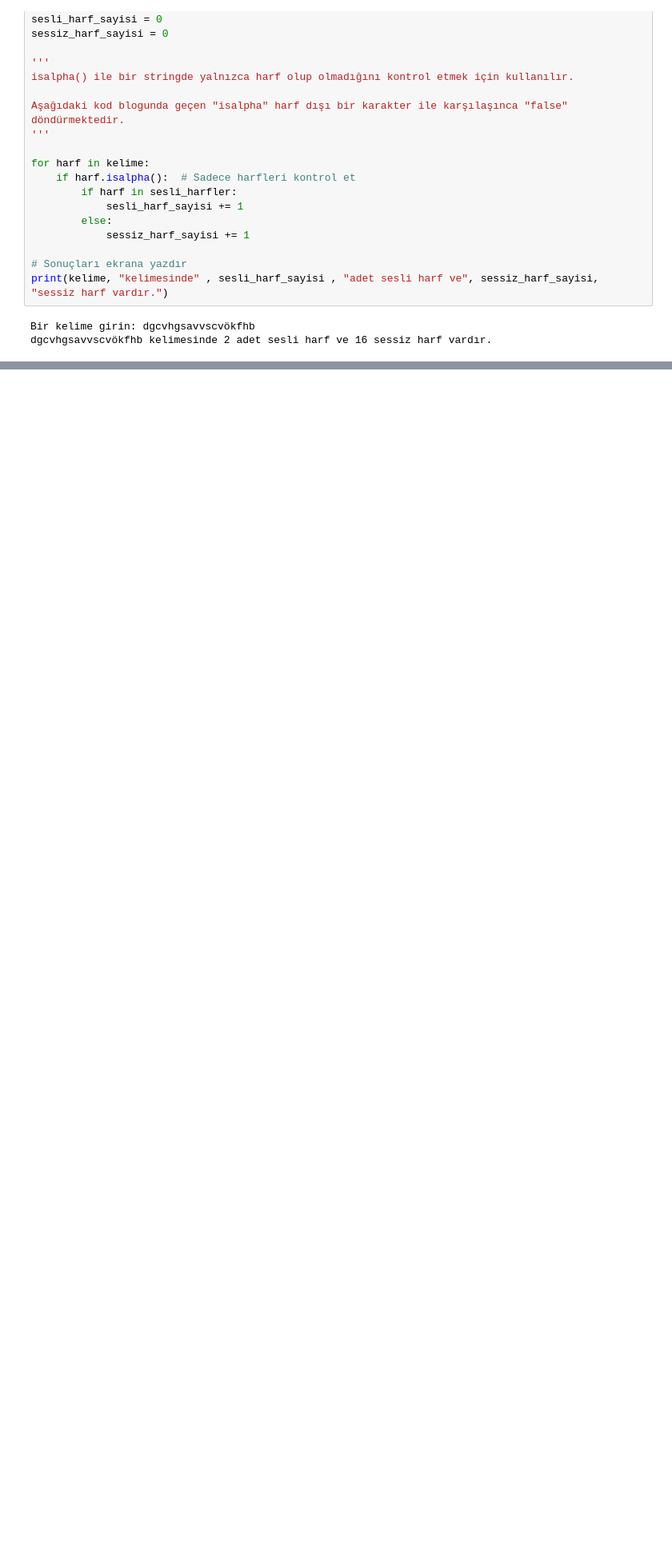
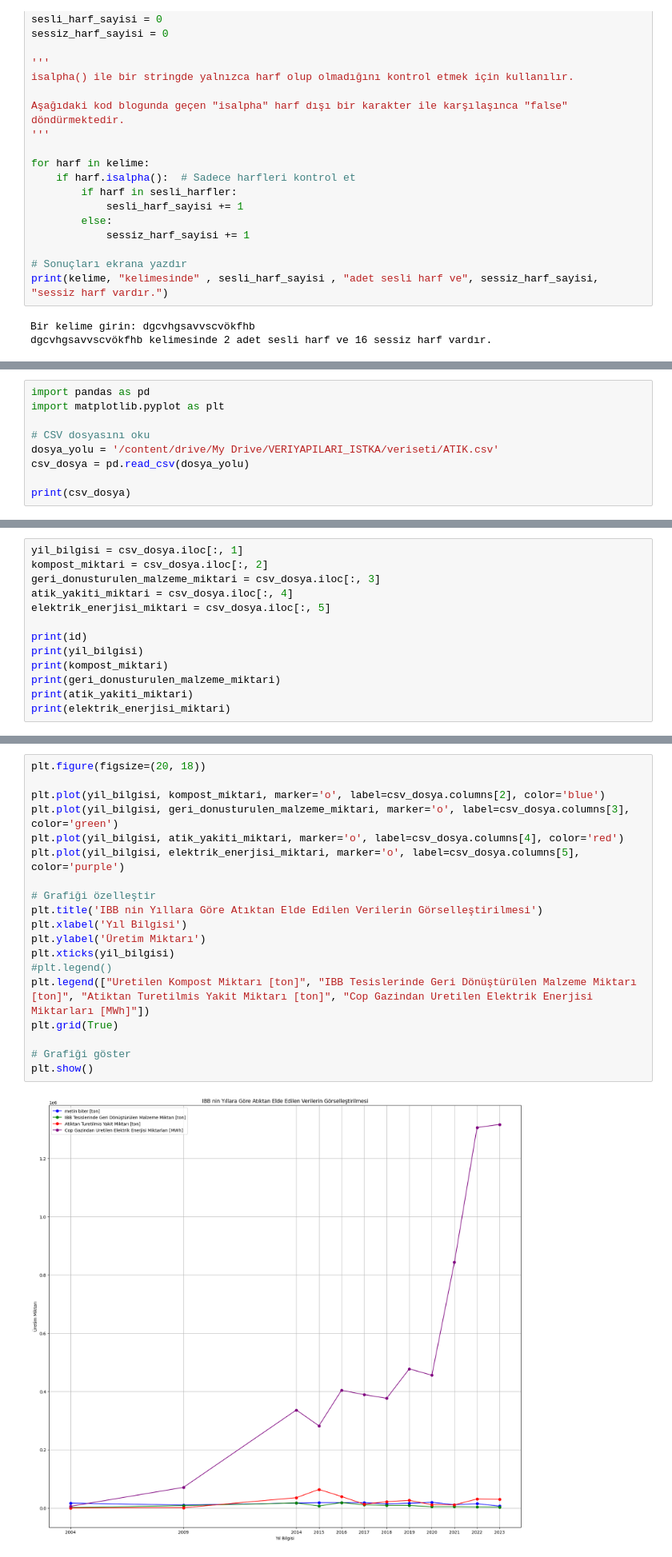
Before and after one commit to metin272/veriyapilari-algoritma, a Jupyter notebook: Ali_Hoca.ipynb, the cells around one changed output, grey strips where cells are left out. Shown at 80% size. Drawn from its saved outputs; the diff is of its cells as text; blank space fills up the shorter version.

```diff
--- a/Ali_Hoca.ipynb
+++ b/Ali_Hoca.ipynb
@@ -522,0 +1079,9 @@ dgcvhgsavvscvökfhb kelimesinde 2 adet sesli harf ve 16 sessiz harf vardır.
+# %%
+import pandas as pd
+import matplotlib.pyplot as plt
+
+# CSV dosyasını oku
+dosya_yolu = '/content/drive/My Drive/VERIYAPILARI_ISTKA/veriseti/ATIK.csv'
+csv_dosya = pd.read_csv(dosya_yolu)
+
+print(csv_dosya)
@@ -522,0 +1121,13 @@ dgcvhgsavvscvökfhb kelimesinde 2 adet sesli harf ve 16 sessiz harf vardır.
+# %%
+yil_bilgisi = csv_dosya.iloc[:, 1]
+kompost_miktari = csv_dosya.iloc[:, 2]
+geri_donusturulen_malzeme_miktari = csv_dosya.iloc[:, 3]
+atik_yakiti_miktari = csv_dosya.iloc[:, 4]
+elektrik_enerjisi_miktari = csv_dosya.iloc[:, 5]
+
+print(id)
+print(yil_bilgisi)
+print(kompost_miktari)
+print(geri_donusturulen_malzeme_miktari)
+print(atik_yakiti_miktari)
+print(elektrik_enerjisi_miktari)
@@ -522,0 +1200,21 @@ dgcvhgsavvscvökfhb kelimesinde 2 adet sesli harf ve 16 sessiz harf vardır.
+# %%
+plt.figure(figsize=(20, 18))
+
+plt.plot(yil_bilgisi, kompost_miktari, marker='o', label=csv_dosya.columns[2], color='blue')
+plt.plot(yil_bilgisi, geri_donusturulen_malzeme_miktari, marker='o', label=csv_dosya.columns[3], color='green')
+plt.plot(yil_bilgisi, atik_yakiti_miktari, marker='o', label=csv_dosya.columns[4], color='red')
+plt.plot(yil_bilgisi, elektrik_enerjisi_miktari, marker='o', label=csv_dosya.columns[5], color='purple')
+
+# Grafiği özelleştir
+plt.title('IBB nin Yıllara Göre Atıktan Elde Edilen Verilerin Görselleştirilmesi')
+plt.xlabel('Yıl Bilgisi')
+plt.ylabel('Üretim Miktarı')
+plt.xticks(yil_bilgisi)
+#plt.legend()
+plt.legend(["Uretilen Kompost Miktarı [ton]", "IBB Tesislerinde Geri Dönüştürülen Malzeme Miktarı [ton]", "Atiktan Turetilmis Yakit Miktarı [ton]", "Cop Gazindan Uretilen Elektrik Enerjisi Miktarları [MWh]"])
+plt.grid(True)
+
+# Grafiği göster
+plt.show()
+# %% [output]
+[figure, added]
```
Also changed, not shown: parts of 51 cells of this notebook.
